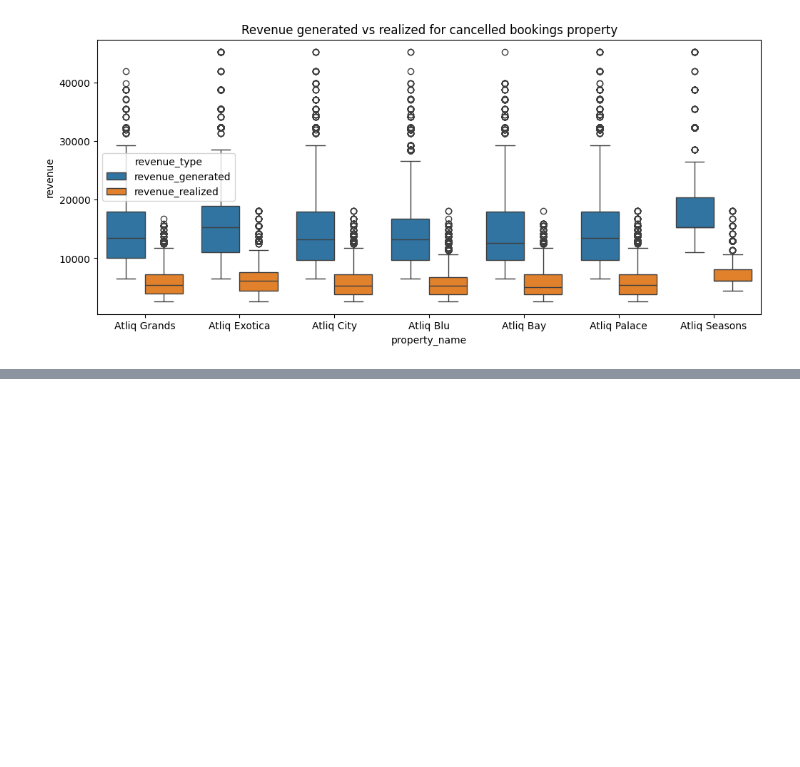
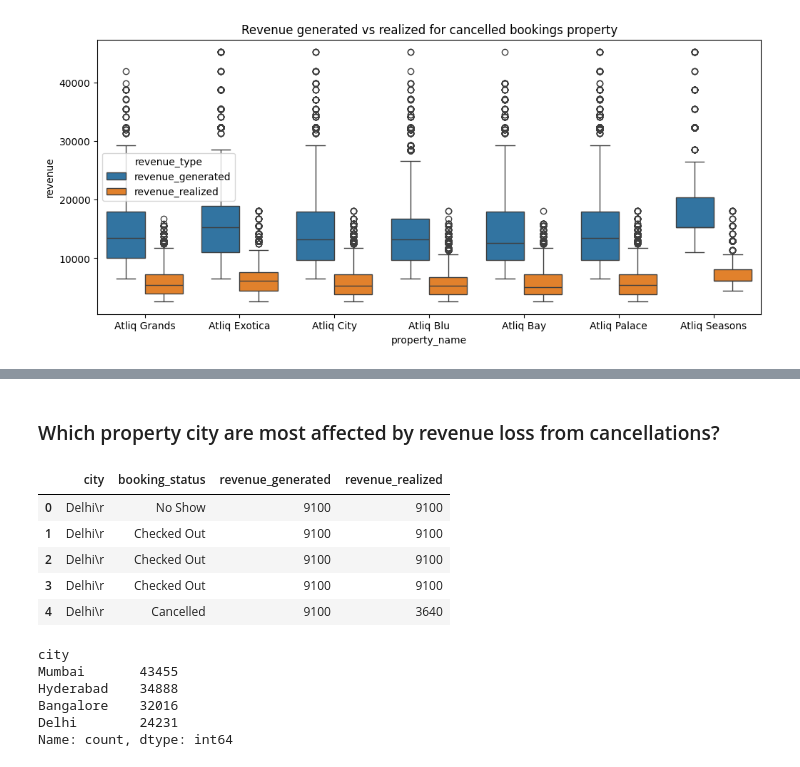
Before and after one commit to Bhuvi128/Hospitality-Revenue-Optimization-Data-analysis, a Jupyter notebook: Hospitality Revenue Optimzation.ipynb, the cells around one changed output, grey strips where cells are left out. Cells and saved outputs as stored; diff of their text form; code cells hidden in the pictures; blank space fills up the shorter version.

```diff
--- a/Hospitality Revenue Optimzation.ipynb
+++ b/Hospitality Revenue Optimzation.ipynb
@@ -654,3 +654,20 @@ plt.show()
 
 - **Implication:**
   Consider personalized follow-ups or pre-payment requirements for these large bookings to ensure they materialize into realized revenue.
+# %% [markdown]
+### Which property city are most affected by revenue loss from cancellations?
+# %%
+query = """
+select dh.city, fb.booking_status, fb.revenue_generated, fb.revenue_realized
+from dim_hotels dh right join fact_bookings fb
+on dh.property_id = fb.property_id;
+"""
+prop_city_rev = pd.read_sql(query, conn)
+prop_city_rev.head()
+# %% [output]
+|  | city | booking_status | revenue_generated | revenue_realized |
+| 0 | Delhi\r | No Show | 9100 | 9100 |
+| 1 | Delhi\r | Checked Out | 9100 | 9100 |
+| 2 | Delhi\r | Checked Out | 9100 | 9100 |
+| 3 | Delhi\r | Checked Out | 9100 | 9100 |
+| 4 | Delhi\r | Cancelled | 9100 | 3640 |
@@ -656,0 +676,9 @@ plt.show()
+# %%
+prop_city_rev['city'].value_counts()
+# %% [output]
+city
+Mumbai       43455
+Hyderabad    34888
+Bangalore    32016
+Delhi        24231
+Name: count, dtype: int64
```
Also changed, not shown: parts of 4 cells of this notebook, 1 other file.
